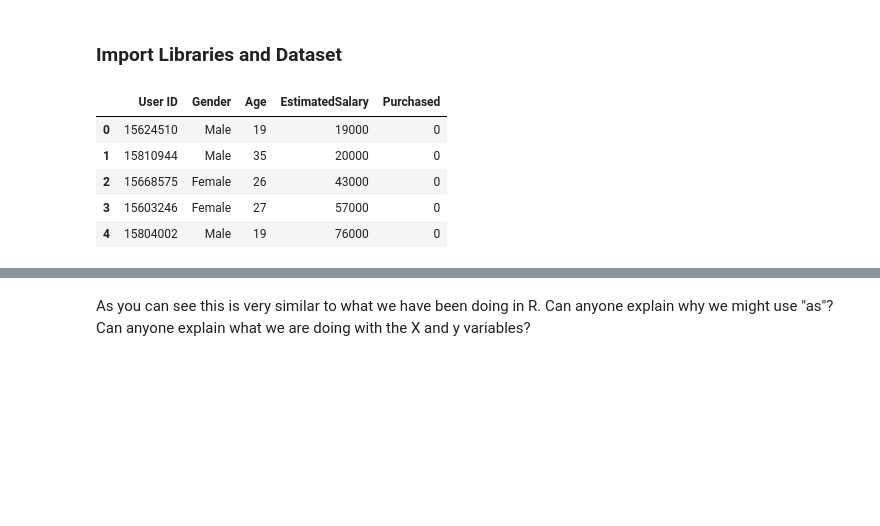
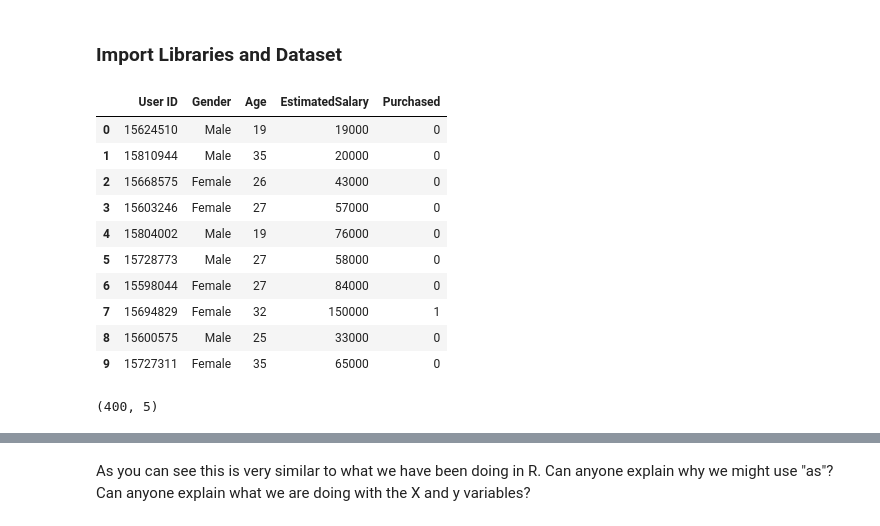
Before and after one commit to muttureddy/DM-LA2, a Jupyter notebook: KNN_algo.ipynb, the cells around one changed output, grey strips where cells are left out. Cells and saved outputs as stored; diff of their text form; code cells hidden in the pictures; blank space fills up the shorter version.

```diff
--- a/KNN_algo.ipynb
+++ b/KNN_algo.ipynb
@@ -8,20 +8,29 @@ To begin we will be using the K-Nearest Neighbors algorithm. It is a standard cl
 # %%
 # K-Nearest Neighbors (K-NN)
 
 import numpy as np
 import matplotlib.pyplot as plt
 import pandas as pd
 
 # Importing the dataset
 dataset = pd.read_csv('Social_Network_Ads.csv')
 X = dataset.iloc[:, [2, 3]].values
 y = dataset.iloc[:, 4].values
 
-dataset.head()
+dataset.head(10)
 # %% [output]
 |  | User ID | Gender | Age | EstimatedSalary | Purchased |
 | 0 | 15624510 | Male | 19 | 19000 | 0 |
 | 1 | 15810944 | Male | 35 | 20000 | 0 |
 | 2 | 15668575 | Female | 26 | 43000 | 0 |
 | 3 | 15603246 | Female | 27 | 57000 | 0 |
 | 4 | 15804002 | Male | 19 | 76000 | 0 |
+| 5 | 15728773 | Male | 27 | 58000 | 0 |
+| 6 | 15598044 | Female | 27 | 84000 | 0 |
+| 7 | 15694829 | Female | 32 | 150000 | 1 |
+| 8 | 15600575 | Male | 25 | 33000 | 0 |
+| 9 | 15727311 | Female | 35 | 65000 | 0 |
+# %%
+dataset.shape
+# %% [output]
+(400, 5)
```
Also changed, not shown: parts of 4 cells of this notebook.
